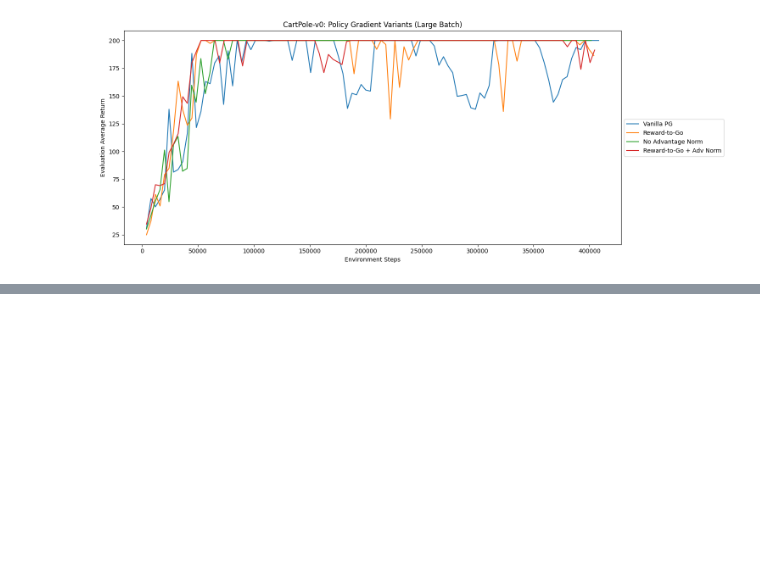
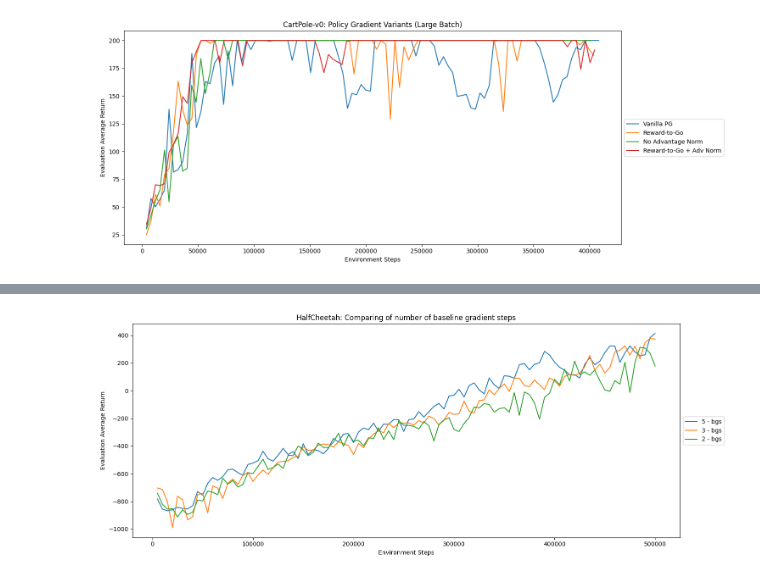
Before and after one commit to arnavmehtayy/homework_spring2026, a Jupyter notebook: hw2/src/plots.ipynb, the cells around one changed output, grey strips where cells are left out. Saved outputs shown, nothing was run; the diff lists cells and outputs as text; code cells hidden in the pictures; blank space fills up the shorter version.

```diff
--- a/hw2/src/plots.ipynb
+++ b/hw2/src/plots.ipynb
@@ -72,0 +127,31 @@ plt.show()
+# %%
+folder_names = [
+    "/Users/arnavmehta/homework_spring2026/hw2/exp/HalfCheetah-v4_cheetah_baseline_sd1_20260223_161510/log.csv",
+    "/Users/arnavmehta/homework_spring2026/hw2/exp/HalfCheetah-v4_cheetah_baseline_reduce_bgs_sd1_20260223_162331/log.csv",
+    "/Users/arnavmehta/homework_spring2026/hw2/exp/HalfCheetah-v4_cheetah_baseline_reduce_bgs_sd1_20260223_162839/log.csv",
+]
+labels = [
+    "5 - bgs",
+    "3 - bgs",
+    "2 - bgs"
+]
+
+plt.figure(figsize=(15,6))
+
+for path, label in zip(folder_names, labels):
+    df = pd.read_csv(path)
+    x = df["Train_EnvstepsSoFar"]
+    y = df["Eval_AverageReturn"]
+    plt.plot(x, y, label=label)
+
+plt.xlabel("Environment Steps")
+plt.ylabel("Evaluation Average Return")
+plt.title("HalfCheetah: Comparing of number of baseline gradient steps")
+
+# Legend outside on the right
+plt.legend(loc="center left", bbox_to_anchor=(1, 0.5))
+
+plt.tight_layout()
+plt.show()
+# %% [output]
+[figure, added]
```
Also changed, not shown: parts of 2 cells of this notebook, 2 other files.
